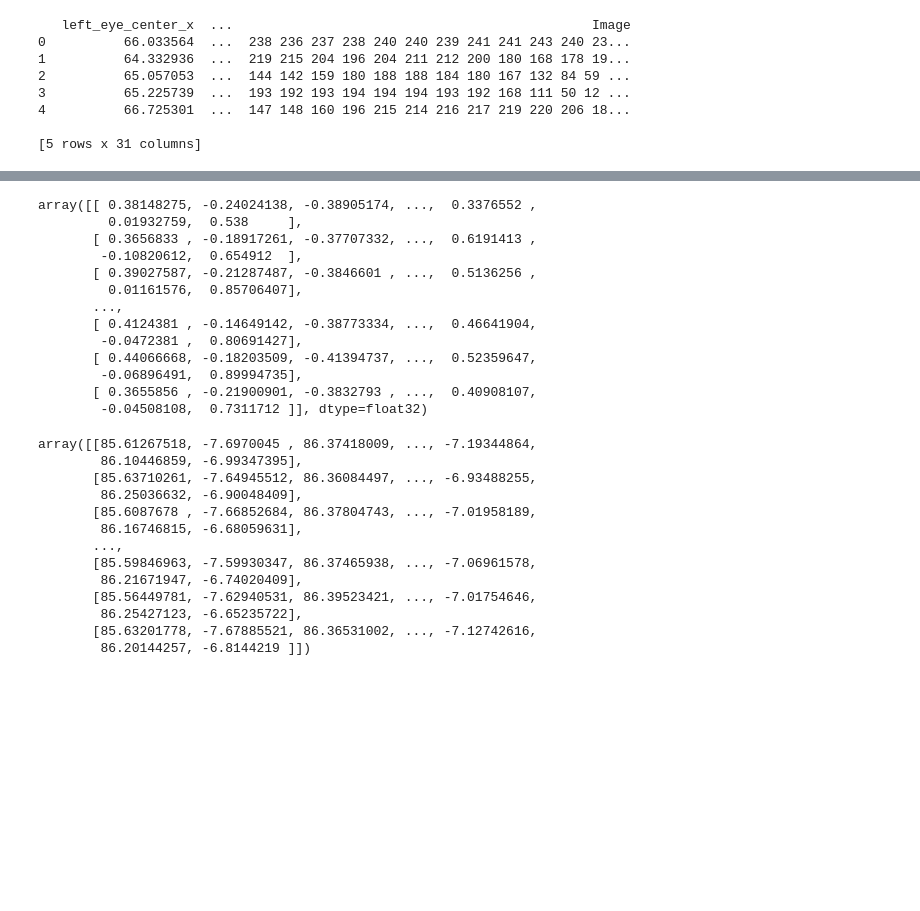
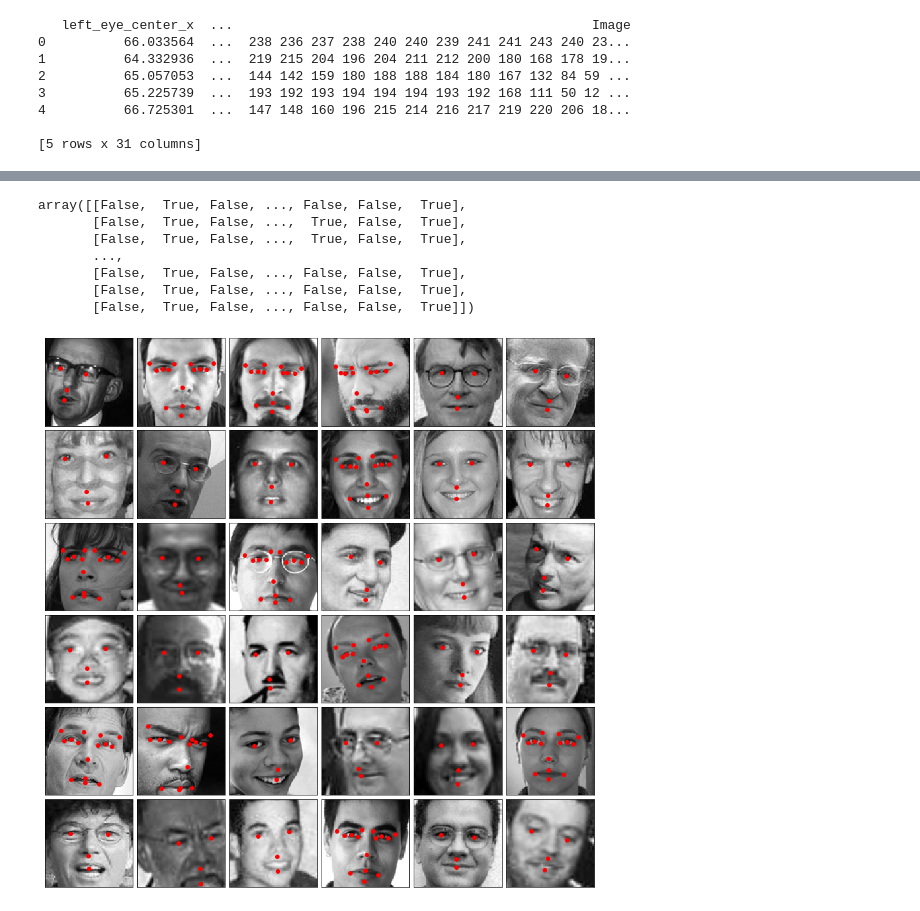
Before and after one commit to blawok/Facial_Keypoints, a Jupyter notebook: data_augmentation.ipynb, the cells around one changed output, grey strips where cells are left out. Saved outputs shown, nothing was run; the diff lists cells and outputs as text; code cells hidden in the pictures; blank space fills up the shorter version.

```diff
--- a/data_augmentation.ipynb
+++ b/data_augmentation.ipynb
@@ -87,9 +112,9 @@ ia.seed(1)
 imgs_aug = []
 kpss_aug = []
 
-for j, (image, keypt) in enumerate(zip(X,y)):
+for j, (image, keypt) in enumerate(zip(XX,y)):
   # print(keypt)
-  img = X[j]
+  img = XX[j]
   kps = KeypointsOnImage([
     Keypoint(keypt[0], keypt[1]),
     Keypoint(keypt[2], keypt[3]),
@@ -106,13 +131,10 @@ for j, (image, keypt) in enumerate(zip(X,y)):
     Keypoint(keypt[24], keypt[25]),
     Keypoint(keypt[26], keypt[27]),
     Keypoint(keypt[28], keypt[29])],
-    shape = img.shape)
+    shape = (96,96))
 
 
   seq = iaa.Sequential([
-      iaa.Affine(
-          rotate=10
-      ),
       iaa.Fliplr(1.0)
   ])
   img_aug, kps_aug = seq(image=img, keypoints=kps)
@@ -137,8 +159,3 @@ for j, (image, keypt) in enumerate(zip(X,y)):
 # image with keypoints before/after augmentation (shown below)
 # image_before = kps.draw_on_image(df_imgs[0], size=7)
 # image_after = kps_aug.draw_on_image(image_aug, size=7)
-# %%
-img_arr = np.asarray(imgs_aug)
-print(img_arr.shape)
-print(X.shape)
-print(img_arr.shape == X.shape)
@@ -169,5 +165,0 @@ array([[[0., 0., 0., ..., 0., 0., 0.],
-# %%
-key_arr = np.asarray(kpss_aug)
-print(key_arr.shape)
-print(y.shape)
-print(key_arr.shape == y.shape)
@@ -178,32 +166,29 @@ True
 # %%
-y
+y == key_arr
 # %% [output]
-array([[ 0.38148275, -0.24024138, -0.38905174, ...,  0.3376552 ,
-         0.01932759,  0.538     ],
-       [ 0.3656833 , -0.18917261, -0.37707332, ...,  0.6191413 ,
-        -0.10820612,  0.654912  ],
-       [ 0.39027587, -0.21287487, -0.3846601 , ...,  0.5136256 ,
-         0.01161576,  0.85706407],
+array([[False,  True, False, ..., False, False,  True],
+       [False,  True, False, ...,  True, False,  True],
+       [False,  True, False, ...,  True, False,  True],
        ...,
-       [ 0.4124381 , -0.14649142, -0.38773334, ...,  0.46641904,
-        -0.0472381 ,  0.80691427],
-       [ 0.44066668, -0.18203509, -0.41394737, ...,  0.52359647,
-        -0.06896491,  0.89994735],
-       [ 0.3655856 , -0.21900901, -0.3832793 , ...,  0.40908107,
-        -0.04508108,  0.7311712 ]], dtype=float32)
+       [False,  True, False, ..., False, False,  True],
+       [False,  True, False, ..., False, False,  True],
+       [False,  True, False, ..., False, False,  True]])
-# %%
-key_arr
-# %% [output]
-array([[85.61267518, -7.6970045 , 86.37418009, ..., -7.19344864,
-        86.10446859, -6.99347395],
-       [85.63710261, -7.64945512, 86.36084497, ..., -6.93488255,
-        86.25036632, -6.90048409],
-       [85.6087678 , -7.66852684, 86.37804743, ..., -7.01958189,
-        86.16746815, -6.68059631],
-       ...,
-       [85.59846963, -7.59930347, 86.37465938, ..., -7.06961578,
-        86.21671947, -6.74020409],
-       [85.56449781, -7.62940531, 86.39523421, ..., -7.01754646,
-        86.25427123, -6.65235722],
-       [85.63201778, -7.67885521, 86.36531002, ..., -7.12742616,
-        86.20144257, -6.8144219 ]])
+# %%
+def get_image_and_dots(index):
+    image = plt.imshow(img_arr[index],cmap='gray')
+    l = []
+    for i in range(1,31,2):
+        l.append(plt.plot(key_arr[index][i-1], key_arr[index][i], 'ro'))
+
+    return image, l
+
+def plot_faces(plot_dim = 6):
+  fig = plt.figure(figsize=(12, 12))
+  fig.subplots_adjust(
+      left=0, right=1, bottom=0, top=1, hspace=0.05, wspace=0.05)
+
+  for i in range(plot_dim*plot_dim):
+      ax = fig.add_subplot(plot_dim, plot_dim, i + 1, xticks=[], yticks=[])
+      get_image_and_dots(i)
+
+  plt.show()
@@ -209,0 +214,4 @@ array([[85.61267518, -7.6970045 , 86.37418009, ..., -7.19344864,
+# %%
+plot_faces()
+# %% [output]
+[figure, added]
```
Also changed, not shown: parts of 11 cells of this notebook.
